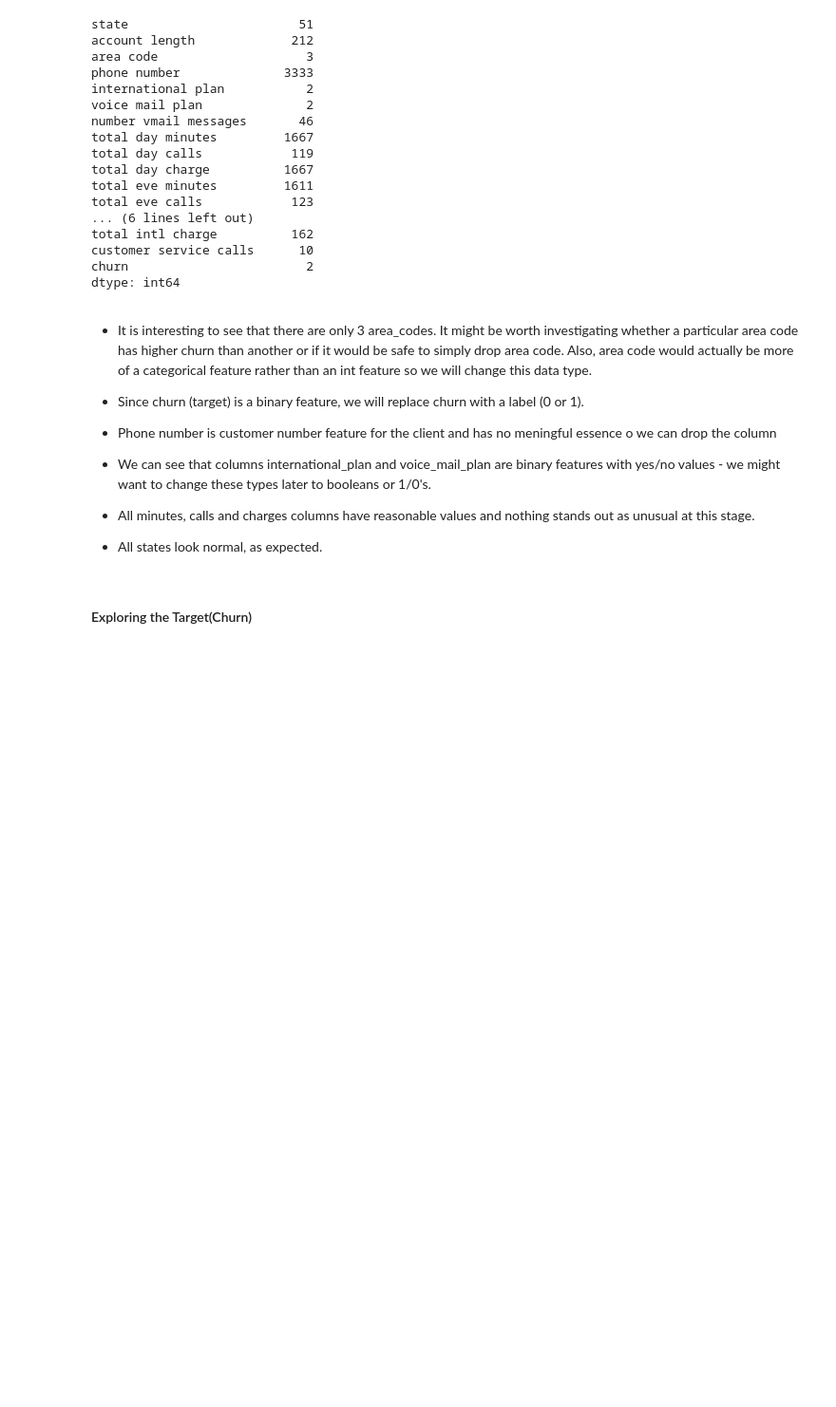
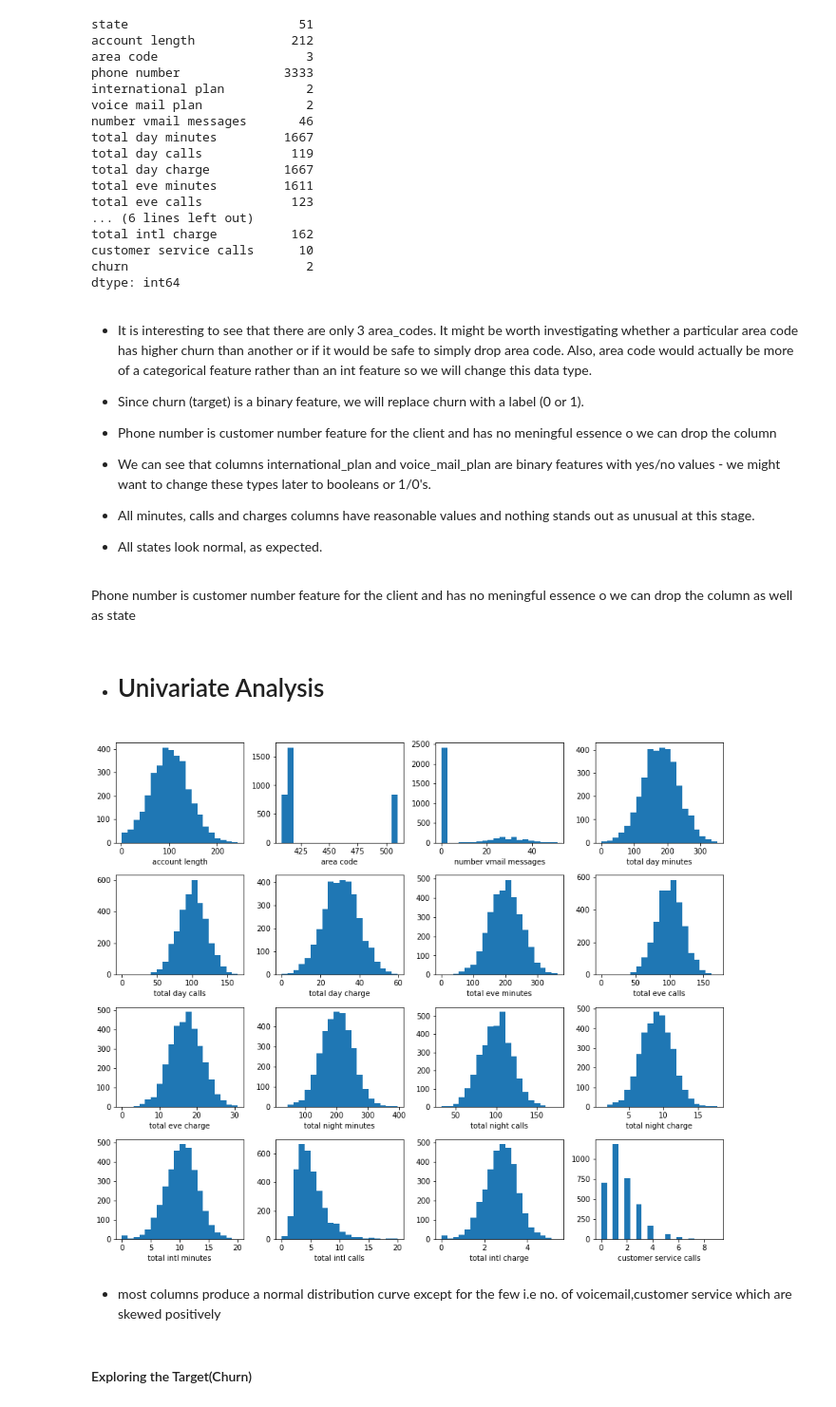
Before and after one commit to Grace-01-cell/phase3_project, a Jupyter notebook: student.ipynb, the cells around one changed output. Shown at 95% size. Cells and saved outputs as stored; diff of their text form; code cells hidden in the pictures; blank space fills up the shorter version.

```diff
--- a/student.ipynb
+++ b/student.ipynb
@@ -168,9 +195,26 @@ dtype: int64
 * We can see that columns international_plan and voice_mail_plan are binary features with yes/no values - we might want to change these types later to booleans or 1/0's.
 * All minutes, calls and charges columns have reasonable values and nothing stands out as unusual at this stage.
 * All states look normal, as expected.
+# %% [markdown]
+Phone number is customer number feature for the client and has no meningful essence o we can drop the column as well as state
 # %%
 #ropping phone number and state columns
 data.drop(["phone number","state"],axis=1,inplace=True)
+# %% [markdown]
+* # Univariate Analysis
+# %%
+# Plotting histograms for numeric features
+plt.figure(figsize=(12, 10))
+for i, feature in enumerate(data.select_dtypes("number"), 1):
+    plt.subplot(4, 4, i)
+    plt.hist(data[feature], bins=20)
+    plt.xlabel(feature)
+plt.tight_layout()
+plt.show()
+# %% [output]
+[figure, added]
+# %% [markdown]
+* most columns produce a normal distribution curve except for the few i.e no. of voicemail,customer service which are skewed positively
 # %% [markdown]
 ####  Exploring the Target(Churn)
 # %%
```
Also changed, not shown: parts of 73 cells of this notebook, 1 other file.
